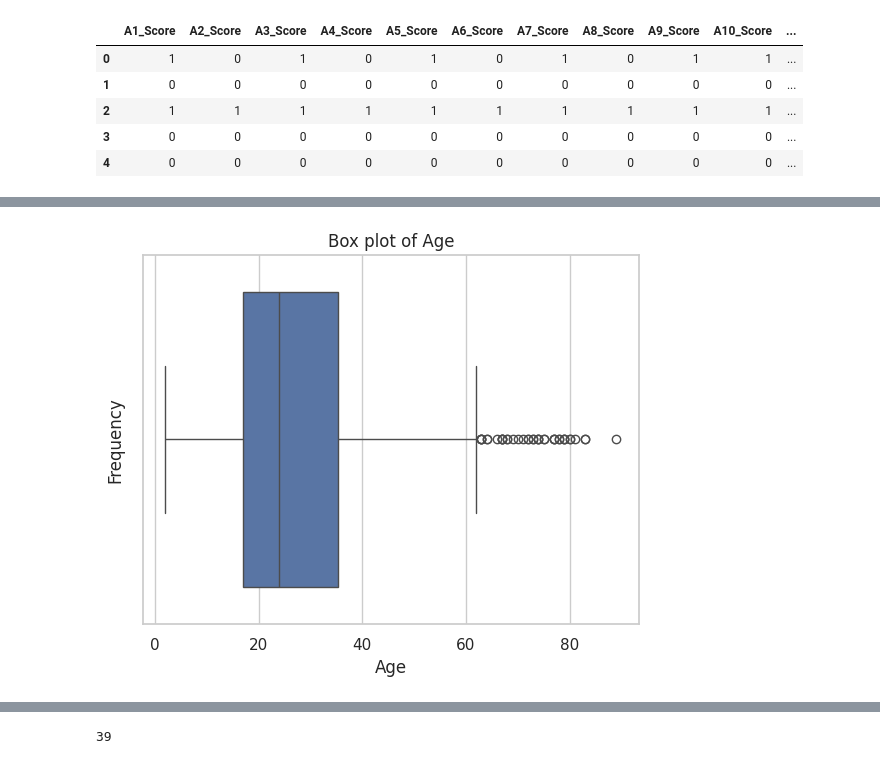
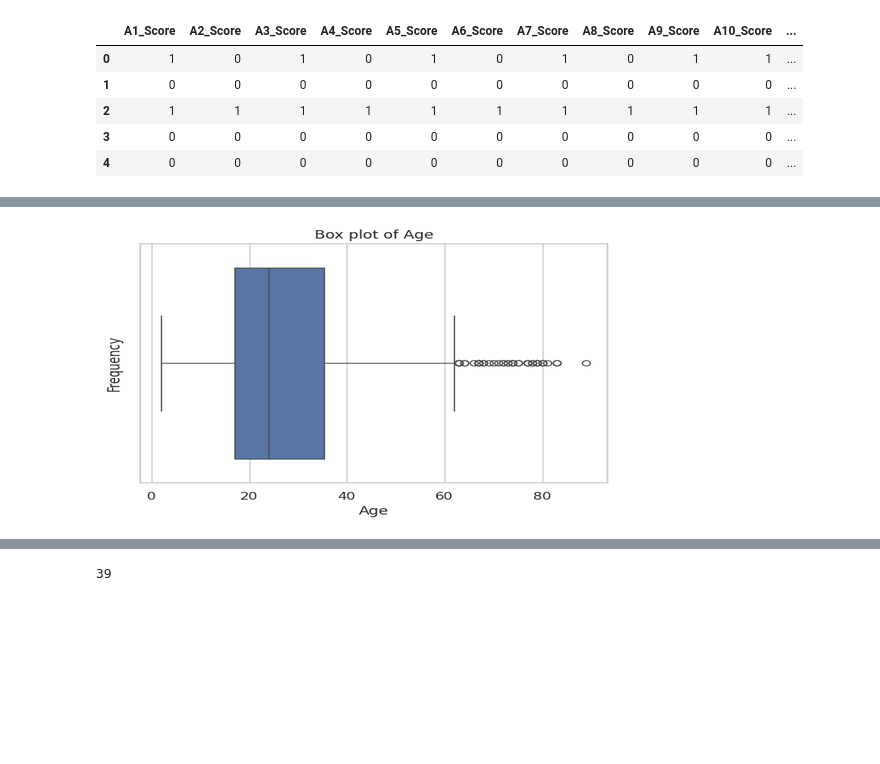
Before and after one commit to govindkh04/Autism-Prediction, a Jupyter notebook: Autism_Prediction.ipynb, the cells around one changed output, grey strips where cells are left out. Drawn from its saved outputs; the diff is of its cells as text; code cells hidden in the pictures; blank space fills up the shorter version.

```diff
--- a/Autism_Prediction.ipynb
+++ b/Autism_Prediction.ipynb
@@ -285,13 +304,14 @@ Box plots for identifying outliers in the  numerical columns
 # %%
 # box plots
 
+plt.figure(figsize=(5.2, 3.0))
 sns.boxplot(x=df["age"])
 plt.title("Box plot of Age")
 plt.xlabel("Age")
 plt.ylabel("Frequency")
 plt.show()
 # %% [output]
-[figure, old version]
+[figure, new version]
 # %%
 # box plots
 
```
Also changed, not shown: parts of 52 cells of this notebook, 1 other file.
